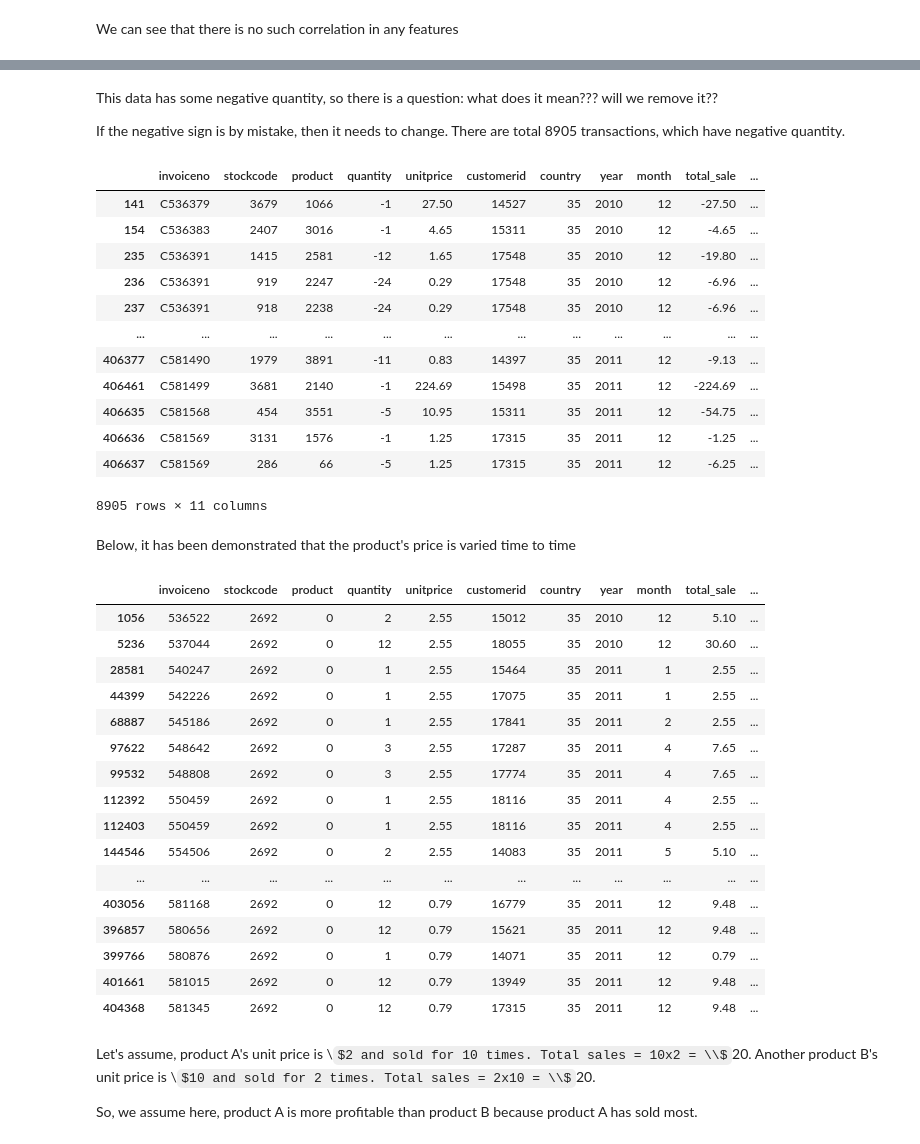
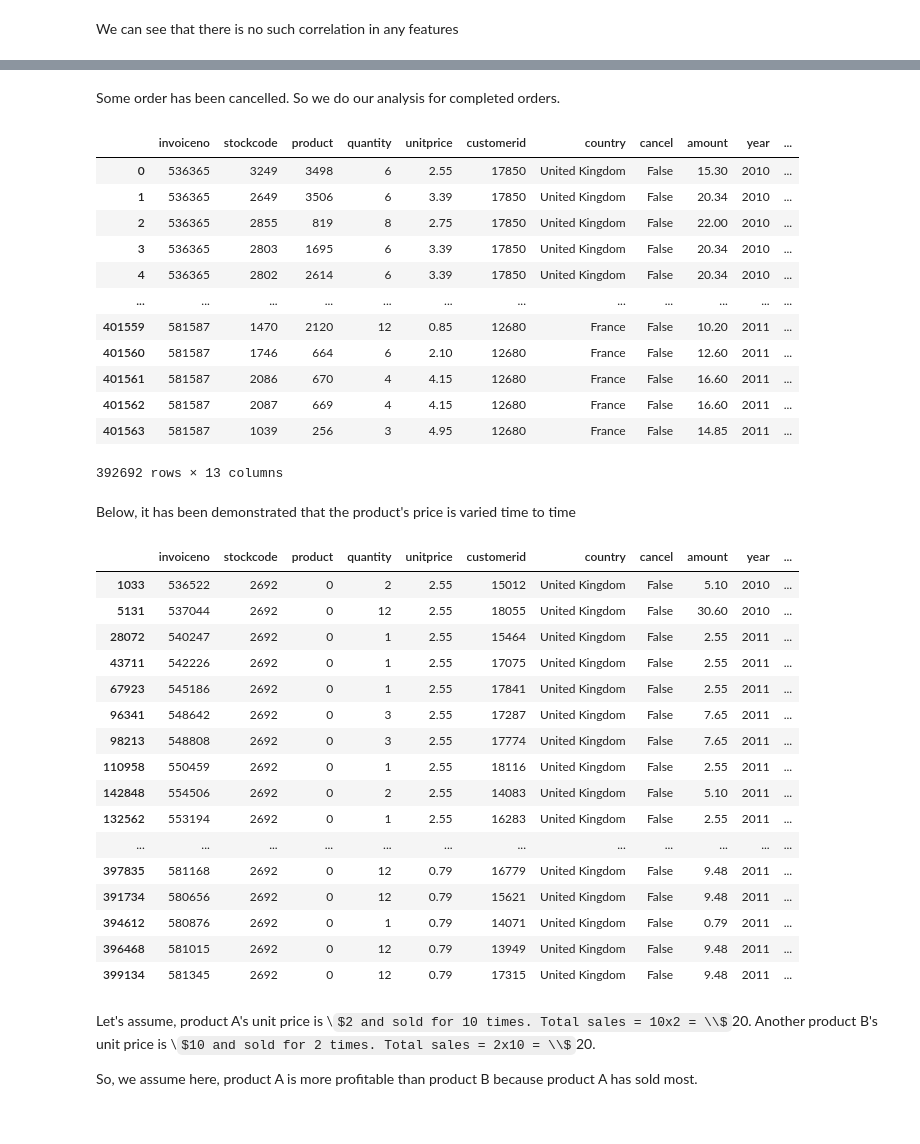
Before and after one commit to Aukerul-Shuvo/DAAS_Retail, a Jupyter notebook: notebook/Diagnostic Analysis.ipynb, the cells around one changed output, grey strips where cells are left out. Saved outputs shown, nothing was run; the diff lists cells and outputs as text; code cells hidden in the pictures; some formulas as TeX source.

```diff
--- a/notebook/Diagnostic Analysis.ipynb
+++ b/notebook/Diagnostic Analysis.ipynb
@@ -147,46 +150,45 @@ df[df['invoiceno']=='536365']
 # %% [markdown]
-This data has some negative quantity, so there is a question: what does it mean??? will we remove it??
-
-If the negative sign is by mistake, then it needs to change. There are total 8905 transactions, which have negative quantity.
+Some order has been cancelled. So we do our analysis for completed orders.
 # %%
-df[df['quantity']<0]
+completed_orders = df[df['cancel']==False]
+completed_orders
 # %% [output]
-|  | invoiceno | stockcode | product | quantity | unitprice | customerid | country | year | month | total_sale | ... |
-| 141 | C536379 | 3679 | 1066 | -1 | 27.50 | 14527 | 35 | 2010 | 12 | -27.50 | ... |
-| 154 | C536383 | 2407 | 3016 | -1 | 4.65 | 15311 | 35 | 2010 | 12 | -4.65 | ... |
-| 235 | C536391 | 1415 | 2581 | -12 | 1.65 | 17548 | 35 | 2010 | 12 | -19.80 | ... |
-| 236 | C536391 | 919 | 2247 | -24 | 0.29 | 17548 | 35 | 2010 | 12 | -6.96 | ... |
-| 237 | C536391 | 918 | 2238 | -24 | 0.29 | 17548 | 35 | 2010 | 12 | -6.96 | ... |
+|  | invoiceno | stockcode | product | quantity | unitprice | customerid | country | cancel | amount | year | ... |
+| 0 | 536365 | 3249 | 3498 | 6 | 2.55 | 17850 | United Kingdom | False | 15.30 | 2010 | ... |
+| 1 | 536365 | 2649 | 3506 | 6 | 3.39 | 17850 | United Kingdom | False | 20.34 | 2010 | ... |
+| 2 | 536365 | 2855 | 819 | 8 | 2.75 | 17850 | United Kingdom | False | 22.00 | 2010 | ... |
+| 3 | 536365 | 2803 | 1695 | 6 | 3.39 | 17850 | United Kingdom | False | 20.34 | 2010 | ... |
+| 4 | 536365 | 2802 | 2614 | 6 | 3.39 | 17850 | United Kingdom | False | 20.34 | 2010 | ... |
 | ... | ... | ... | ... | ... | ... | ... | ... | ... | ... | ... | ... |
-| 406377 | C581490 | 1979 | 3891 | -11 | 0.83 | 14397 | 35 | 2011 | 12 | -9.13 | ... |
-| 406461 | C581499 | 3681 | 2140 | -1 | 224.69 | 15498 | 35 | 2011 | 12 | -224.69 | ... |
-| 406635 | C581568 | 454 | 3551 | -5 | 10.95 | 15311 | 35 | 2011 | 12 | -54.75 | ... |
-| 406636 | C581569 | 3131 | 1576 | -1 | 1.25 | 17315 | 35 | 2011 | 12 | -1.25 | ... |
-| 406637 | C581569 | 286 | 66 | -5 | 1.25 | 17315 | 35 | 2011 | 12 | -6.25 | ... |
+| 401559 | 581587 | 1470 | 2120 | 12 | 0.85 | 12680 | France | False | 10.20 | 2011 | ... |
+| 401560 | 581587 | 1746 | 664 | 6 | 2.10 | 12680 | France | False | 12.60 | 2011 | ... |
+| 401561 | 581587 | 2086 | 670 | 4 | 4.15 | 12680 | France | False | 16.60 | 2011 | ... |
+| 401562 | 581587 | 2087 | 669 | 4 | 4.15 | 12680 | France | False | 16.60 | 2011 | ... |
+| 401563 | 581587 | 1039 | 256 | 3 | 4.95 | 12680 | France | False | 14.85 | 2011 | ... |
-8905 rows × 11 columns
+392692 rows × 13 columns
 # %% [markdown]
 Below, it has been demonstrated that the product's price is varied time to time
 # %%
-product0 = df[df['product']==0].sort_values(by=['year_month'])
+product0 = completed_orders[completed_orders['product']==0].sort_values(by=['year_month'])
 product0
 # %% [output]
-|  | invoiceno | stockcode | product | quantity | unitprice | customerid | country | year | month | total_sale | ... |
-| 1056 | 536522 | 2692 | 0 | 2 | 2.55 | 15012 | 35 | 2010 | 12 | 5.10 | ... |
-| 5236 | 537044 | 2692 | 0 | 12 | 2.55 | 18055 | 35 | 2010 | 12 | 30.60 | ... |
-| 28581 | 540247 | 2692 | 0 | 1 | 2.55 | 15464 | 35 | 2011 | 1 | 2.55 | ... |
-| 44399 | 542226 | 2692 | 0 | 1 | 2.55 | 17075 | 35 | 2011 | 1 | 2.55 | ... |
-| 68887 | 545186 | 2692 | 0 | 1 | 2.55 | 17841 | 35 | 2011 | 2 | 2.55 | ... |
-| 97622 | 548642 | 2692 | 0 | 3 | 2.55 | 17287 | 35 | 2011 | 4 | 7.65 | ... |
-| 99532 | 548808 | 2692 | 0 | 3 | 2.55 | 17774 | 35 | 2011 | 4 | 7.65 | ... |
-| 112392 | 550459 | 2692 | 0 | 1 | 2.55 | 18116 | 35 | 2011 | 4 | 2.55 | ... |
-| 112403 | 550459 | 2692 | 0 | 1 | 2.55 | 18116 | 35 | 2011 | 4 | 2.55 | ... |
-| 144546 | 554506 | 2692 | 0 | 2 | 2.55 | 14083 | 35 | 2011 | 5 | 5.10 | ... |
+|  | invoiceno | stockcode | product | quantity | unitprice | customerid | country | cancel | amount | year | ... |
+| 1033 | 536522 | 2692 | 0 | 2 | 2.55 | 15012 | United Kingdom | False | 5.10 | 2010 | ... |
+| 5131 | 537044 | 2692 | 0 | 12 | 2.55 | 18055 | United Kingdom | False | 30.60 | 2010 | ... |
+| 28072 | 540247 | 2692 | 0 | 1 | 2.55 | 15464 | United Kingdom | False | 2.55 | 2011 | ... |
+| 43711 | 542226 | 2692 | 0 | 1 | 2.55 | 17075 | United Kingdom | False | 2.55 | 2011 | ... |
+| 67923 | 545186 | 2692 | 0 | 1 | 2.55 | 17841 | United Kingdom | False | 2.55 | 2011 | ... |
+| 96341 | 548642 | 2692 | 0 | 3 | 2.55 | 17287 | United Kingdom | False | 7.65 | 2011 | ... |
+| 98213 | 548808 | 2692 | 0 | 3 | 2.55 | 17774 | United Kingdom | False | 7.65 | 2011 | ... |
+| 110958 | 550459 | 2692 | 0 | 1 | 2.55 | 18116 | United Kingdom | False | 2.55 | 2011 | ... |
+| 142848 | 554506 | 2692 | 0 | 2 | 2.55 | 14083 | United Kingdom | False | 5.10 | 2011 | ... |
+| 132562 | 553194 | 2692 | 0 | 1 | 2.55 | 16283 | United Kingdom | False | 2.55 | 2011 | ... |
 | ... | ... | ... | ... | ... | ... | ... | ... | ... | ... | ... | ... |
-| 403056 | 581168 | 2692 | 0 | 12 | 0.79 | 16779 | 35 | 2011 | 12 | 9.48 | ... |
-| 396857 | 580656 | 2692 | 0 | 12 | 0.79 | 15621 | 35 | 2011 | 12 | 9.48 | ... |
-| 399766 | 580876 | 2692 | 0 | 1 | 0.79 | 14071 | 35 | 2011 | 12 | 0.79 | ... |
-| 401661 | 581015 | 2692 | 0 | 12 | 0.79 | 13949 | 35 | 2011 | 12 | 9.48 | ... |
-| 404368 | 581345 | 2692 | 0 | 12 | 0.79 | 17315 | 35 | 2011 | 12 | 9.48 | ... |
+| 397835 | 581168 | 2692 | 0 | 12 | 0.79 | 16779 | United Kingdom | False | 9.48 | 2011 | ... |
+| 391734 | 580656 | 2692 | 0 | 12 | 0.79 | 15621 | United Kingdom | False | 9.48 | 2011 | ... |
+| 394612 | 580876 | 2692 | 0 | 1 | 0.79 | 14071 | United Kingdom | False | 0.79 | 2011 | ... |
+| 396468 | 581015 | 2692 | 0 | 12 | 0.79 | 13949 | United Kingdom | False | 9.48 | 2011 | ... |
+| 399134 | 581345 | 2692 | 0 | 12 | 0.79 | 17315 | United Kingdom | False | 9.48 | 2011 | ... |
 # %% [markdown]
 Let's assume, product A's unit price is \\$2 and sold for 10 times. Total sales = 10x2 = \\$20. Another product B's unit price is \\$10 and sold for 2 times. Total sales = 2x10 = \\$20.
 
```
Also changed, not shown: parts of 18 cells of this notebook, 2 other files.
